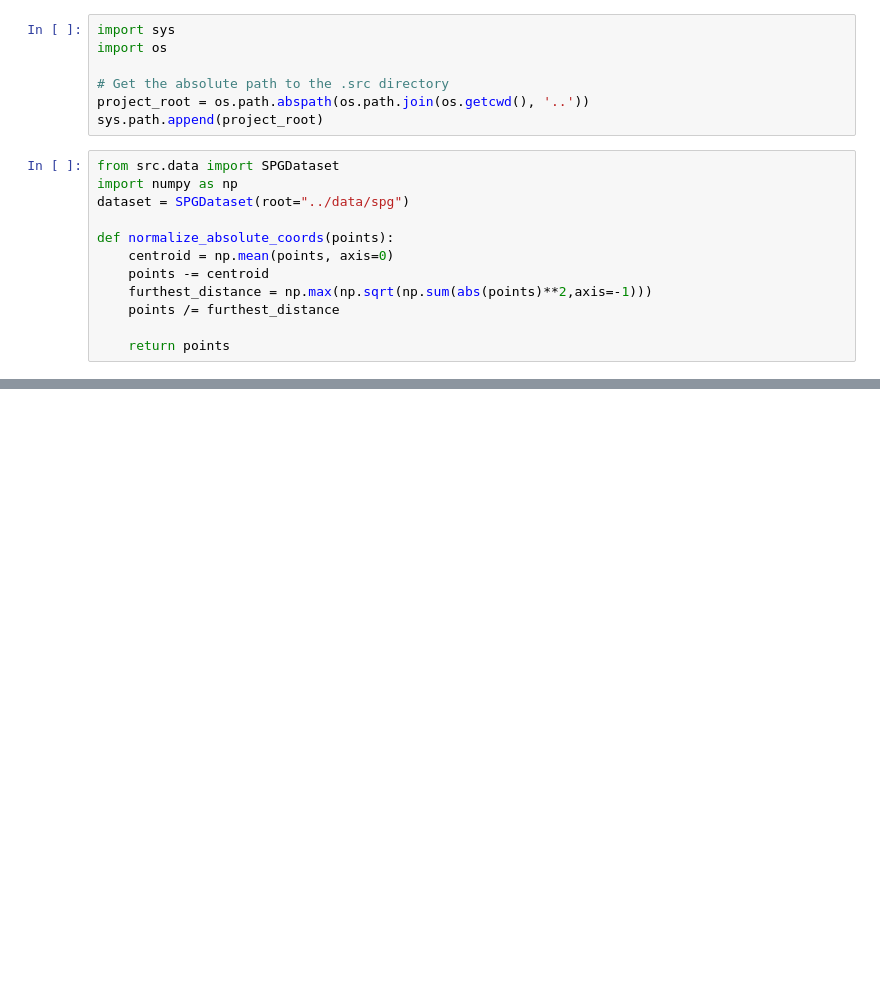
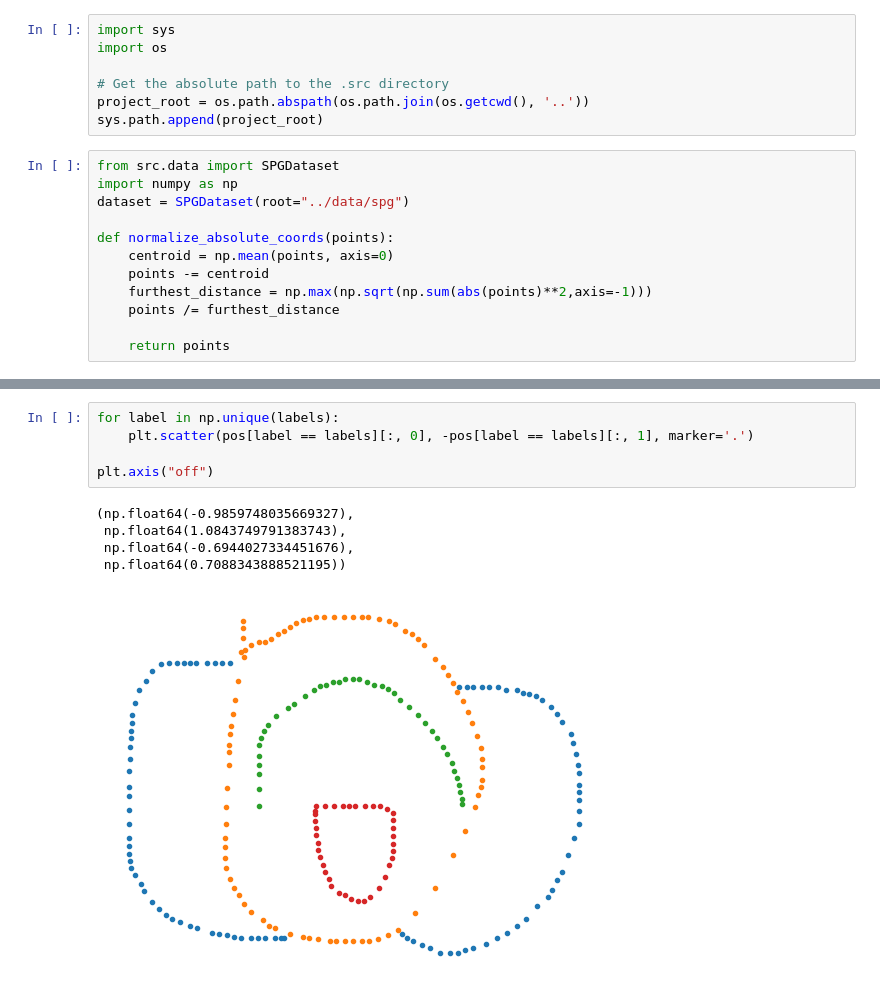
Before and after one commit to MarceloMoraesJr/Sketch-Temporality, a Jupyter notebook: notebooks/test.ipynb, the cells around one changed output, grey strips where cells are left out. Cells and saved outputs as stored; diff of their text form; blank space fills up the shorter version.

```diff
--- a/notebooks/test.ipynb
+++ b/notebooks/test.ipynb
@@ -35,0 +80,11 @@ for label in np.unique(labels):
+# %%
+for label in np.unique(labels):
+    plt.scatter(pos[label == labels][:, 0], -pos[label == labels][:, 1], marker='.')
+
+plt.axis("off")
+# %% [output]
+(np.float64(-0.9859748035669327),
+ np.float64(1.0843749791383743),
+ np.float64(-0.6944027334451676),
+ np.float64(0.7088343888521195))
+[figure, added]
```
Also changed, not shown: parts of 4 cells of this notebook, 13 other files.
